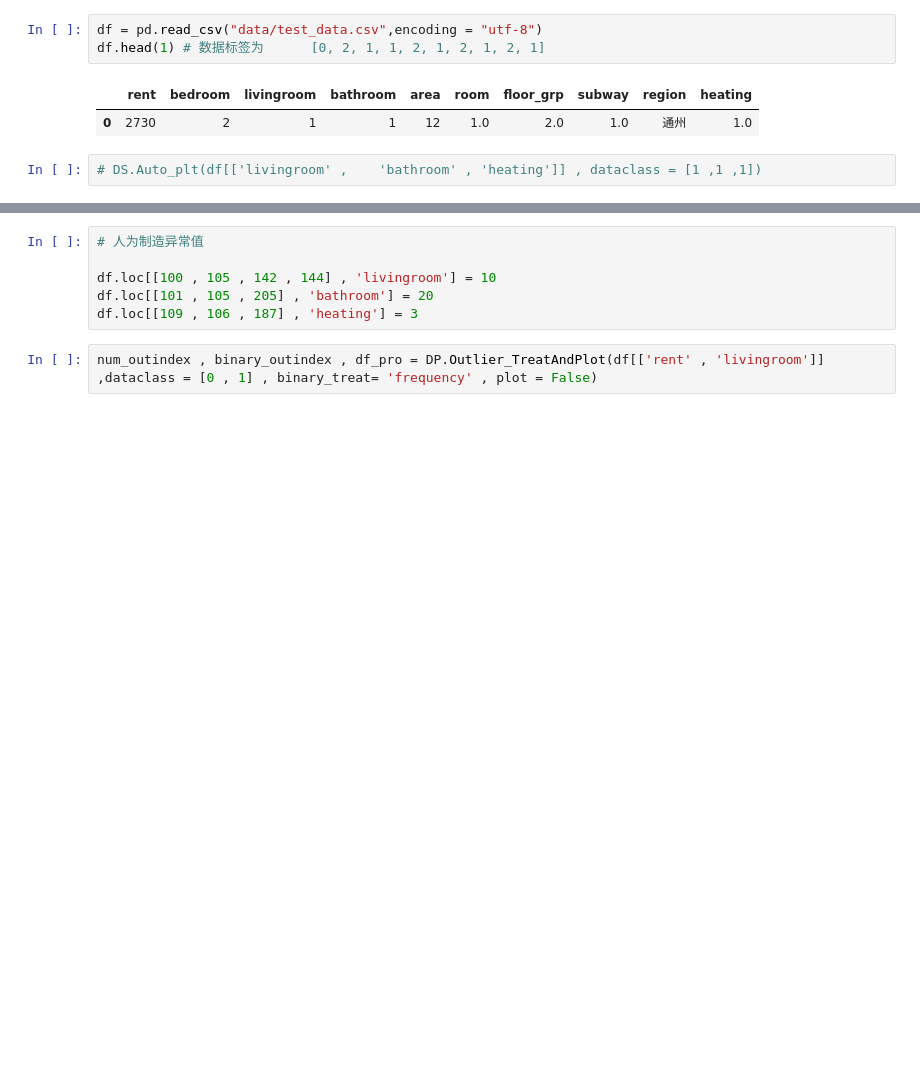
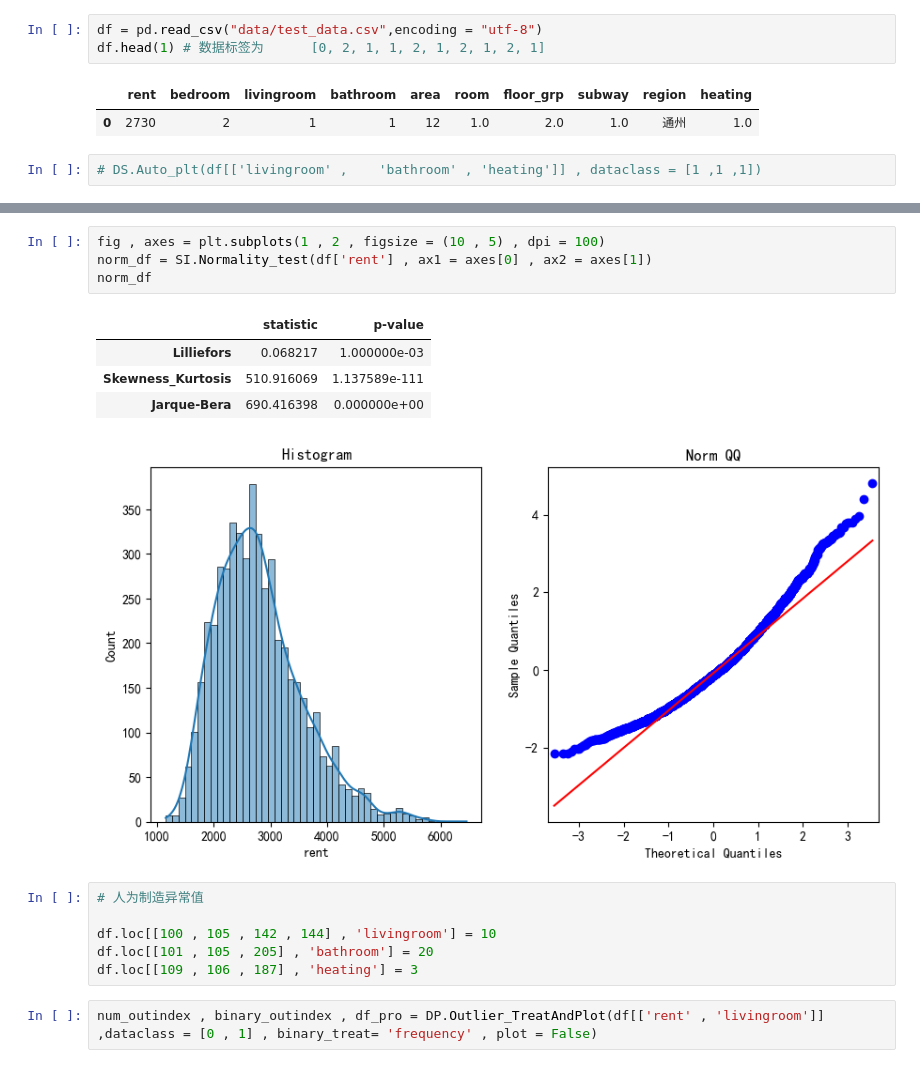
Before and after one commit to CiscoXY/DataAutomationAndPreviewBasedOnPython, a Jupyter notebook: 用北京房价测试.ipynb, the cells around one changed output, grey strips where cells are left out. Drawn from its saved outputs; the diff is of its cells as text; blank space fills up the shorter version.

```diff
--- a/用北京房价测试.ipynb
+++ b/用北京房价测试.ipynb
@@ -35,3 +42,13 @@ df.head(1) # 数据标签为      [0, 2, 1, 1, 2, 1, 2, 1, 2, 1]
+# %%
+fig , axes = plt.subplots(1 , 2 , figsize = (10 , 5) , dpi = 100)
+norm_df = SI.Normality_test(df['rent'] , ax1 = axes[0] , ax2 = axes[1])
+norm_df
+# %% [output]
+|  | statistic | p-value |
+| Lilliefors | 0.068217 | 1.000000e-03 |
+| Skewness_Kurtosis | 510.916069 | 1.137589e-111 |
+| Jarque-Bera | 690.416398 | 0.000000e+00 |
+[figure, added]
 # %%
 # 人为制造异常值
 
```
Also changed, not shown: parts of 4 cells of this notebook, 47 other files.
